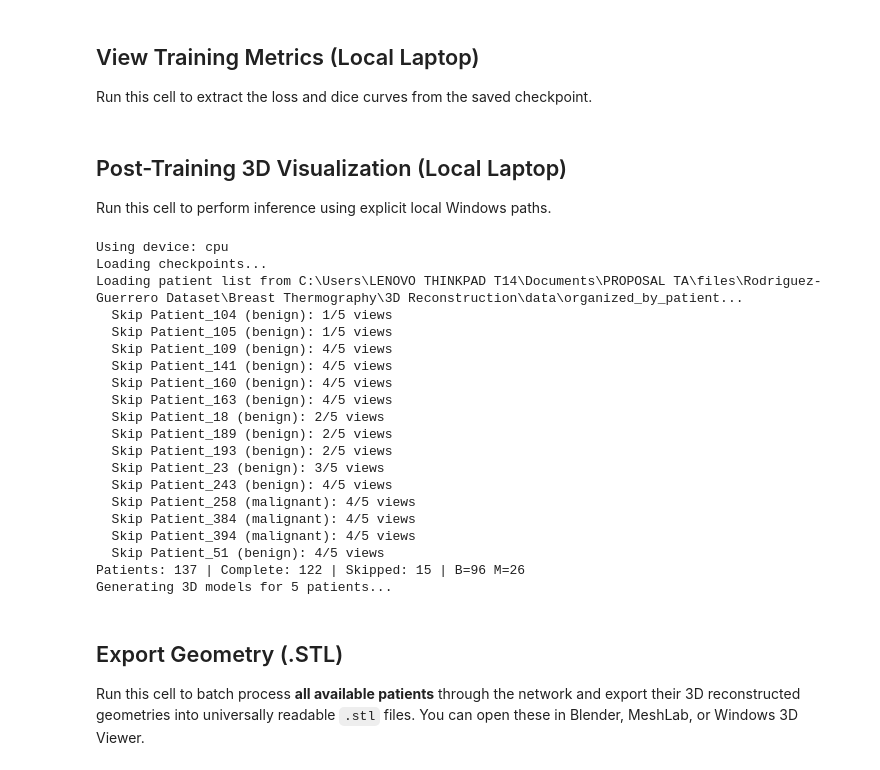
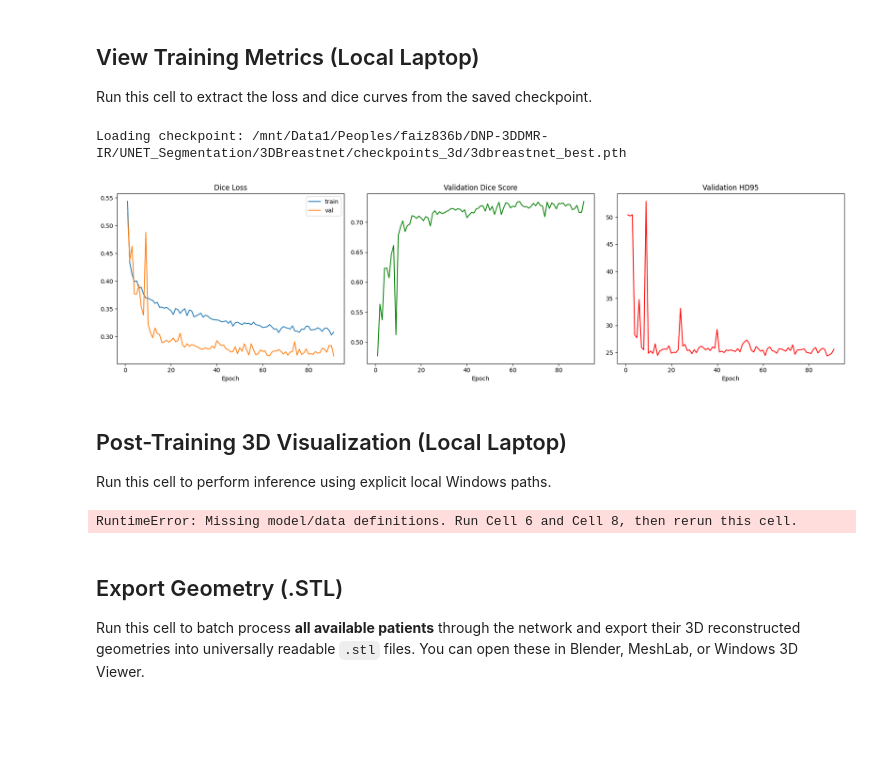
Before and after one commit to toomuchmarlboro/DNP-3DDMR-IR, a Jupyter notebook: UNET_Segmentation/3DBreastnet/breastnet3d_v5.ipynb, the cells around one changed output. Drawn from its saved outputs; the diff is of its cells as text; code cells hidden in the pictures; blank space fills up the shorter version.

```diff
--- a/UNET_Segmentation/3DBreastnet/breastnet3d_v5.ipynb
+++ b/UNET_Segmentation/3DBreastnet/breastnet3d_v5.ipynb
@@ -544,34 +527,37 @@ Run this cell to extract the loss and dice curves from the saved checkpoint.
 # ════════════════════════════════════════════════════════════════
 # PLOT TRAINING METRICS FROM SAVED CHECKPOINT (LAPTOP LOCAL)
 # ════════════════════════════════════════════════════════════════
 import torch
 import matplotlib.pyplot as plt
 from pathlib import Path
 
 # Absolute path to your checkpoint
-ckpt_path = Path(r"C:\Users\LENOVO THINKPAD T14\Documents\PROPOSAL TA\files\Rodriguez-Guerrero Dataset\Breast Thermography\3D Reconstruction\UNET_Segmentation\3DBreastnet\checkpoints_3d\3dbreastnet_best.pth")
+ckpt_path = Path(r"/mnt/Data1/Peoples/faiz836b/DNP-3DDMR-IR/UNET_Segmentation/3DBreastnet/checkpoints_3d/3dbreastnet_best.pth")
 
 if ckpt_path.exists():
     print(f"Loading checkpoint: {ckpt_path}")
     ckpt = torch.load(ckpt_path, map_location="cpu", weights_only=False)
     hist = ckpt["hist"]
 
     fig, ax = plt.subplots(1, 3, figsize=(18, 5))
     ax[0].plot(hist["epoch"], hist["train_loss"], label="train")
     ax[0].plot(hist["epoch"], hist["val_loss"], label="val")
     ax[0].set_title("Dice Loss"); ax[0].legend()
 
     ax[1].plot(hist["epoch"], hist["val_dice"], color="green")
     ax[1].set_title("Validation Dice Score")
 
     ax[2].plot(hist["epoch"], hist["val_hd"], color="red")
     ax[2].set_title("Validation HD95")
 
     for a in ax: a.set_xlabel("Epoch")
     plt.tight_layout()
     plt.show()
 else:
     print(f"Checkpoint not found at {ckpt_path}.")
+# %% [output]
+Loading checkpoint: /mnt/Data1/Peoples/faiz836b/DNP-3DDMR-IR/UNET_Segmentation/3DBreastnet/checkpoints_3d/3dbreastnet_best.pth
+[figure, added]
 # %% [markdown]
 ## Post-Training 3D Visualization (Local Laptop)
 Run this cell to perform inference using explicit local Windows paths.
@@ -589,17 +575,25 @@ from scipy.ndimage import gaussian_filter
 import plotly.graph_objects as go
 
 # Ensure models and dataset imports are available
-from models import UNet, Encoder2D, Decoder3D
-from train import build_patient_groups, PatientDataset
+try:
+    from models import UNet, Encoder2D, Decoder3D
+    from train import build_patient_groups, PatientDataset
+except ModuleNotFoundError:
+    # Definitions are already in earlier notebook cells.
+    pass
+
+if ("UNet" not in globals() or "Encoder2D" not in globals() or "Decoder3D" not in globals() or
+        "build_patient_groups" not in globals() or "PatientDataset" not in globals()):
+    raise RuntimeError("Missing model/data definitions. Run Cell 6 and Cell 8, then rerun this cell.")
 
 def visualize_random_patients_local(n=5):
     device = torch.device("cuda" if torch.cuda.is_available() else "cpu")
     print(f"Using device: {device}")
 
     # Hardcoded Absolute Paths for your Laptop
-    unet_ckpt = r"C:\Users\LENOVO THINKPAD T14\Documents\PROPOSAL TA\files\Rodriguez-Guerrero Dataset\Breast Thermography\3D Reconstruction\UNET_Segmentation\breast_segmentation_unet_best_gpu.pth"
-    tiff_base = r"C:\Users\LENOVO THINKPAD T14\Documents\PROPOSAL TA\files\Rodriguez-Guerrero Dataset\Breast Thermography\3D Reconstruction\data\organized_by_patient"
-    ckpt_path = Path(r"C:\Users\LENOVO THINKPAD T14\Documents\PROPOSAL TA\files\Rodriguez-Guerrero Dataset\Breast Thermography\3D Reconstruction\UNET_Segmentation\3DBreastnet\checkpoints_3d\3dbreastnet_best.pth")
+    unet_ckpt = r"/mnt/Data1/Peoples/faiz836b/DNP-3DDMR-IR/UNET_Segmentation/breast_segmentation_unet_best_gpu.pth"
+    tiff_base = r"/mnt/Data1/Peoples/faiz836b/DNP-3DDMR-IR/data/organized_by_patient"
+    ckpt_path = Path(r"/mnt/Data1/Peoples/faiz836b/DNP-3DDMR-IR/UNET_Segmentation/3DBreastnet/checkpoints_3d/3dbreastnet_best.pth")
 
     if not ckpt_path.exists():
         print(f"Error: No trained model found at {ckpt_path}.")
@@ -665,26 +659,7 @@ def visualize_random_patients_local(n=5):
 # Run it!
 visualize_random_patients_local(n=5)
 # %% [output]
-Using device: cpu
-Loading checkpoints...
-Loading patient list from C:\Users\LENOVO THINKPAD T14\Documents\PROPOSAL TA\files\Rodriguez-Guerrero Dataset\Breast Thermography\3D Reconstruction\data\organized_by_patient...
-  Skip Patient_104 (benign): 1/5 views
-  Skip Patient_105 (benign): 1/5 views
-  Skip Patient_109 (benign): 4/5 views
-  Skip Patient_141 (benign): 4/5 views
-  Skip Patient_160 (benign): 4/5 views
-  Skip Patient_163 (benign): 4/5 views
-  Skip Patient_18 (benign): 2/5 views
-  Skip Patient_189 (benign): 2/5 views
-  Skip Patient_193 (benign): 2/5 views
-  Skip Patient_23 (benign): 3/5 views
-  Skip Patient_243 (benign): 4/5 views
-  Skip Patient_258 (malignant): 4/5 views
-  Skip Patient_384 (malignant): 4/5 views
-  Skip Patient_394 (malignant): 4/5 views
-  Skip Patient_51 (benign): 4/5 views
-Patients: 137 | Complete: 122 | Skipped: 15 | B=96 M=26
-Generating 3D models for 5 patients...
+RuntimeError: Missing model/data definitions. Run Cell 6 and Cell 8, then rerun this cell.
 # %% [markdown]
 ## Export Geometry (.STL)
 Run this cell to batch process **all available patients** through the network and export their 3D reconstructed geometries into universally readable `.stl` files. You can open these in Blender, MeshLab, or Windows 3D Viewer.
```
Also changed, not shown: parts of 7 cells of this notebook, 4 other files.
